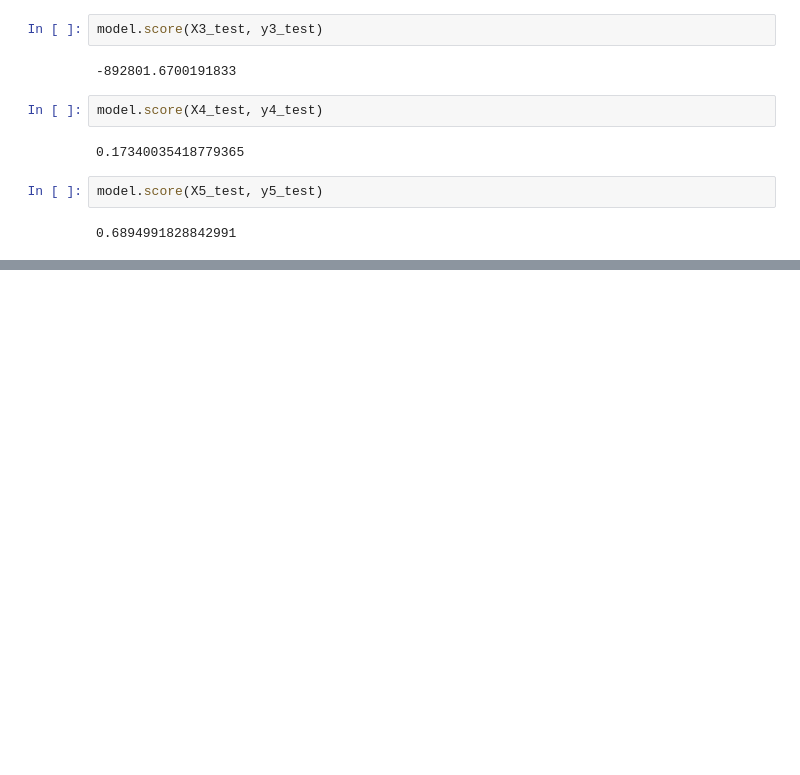
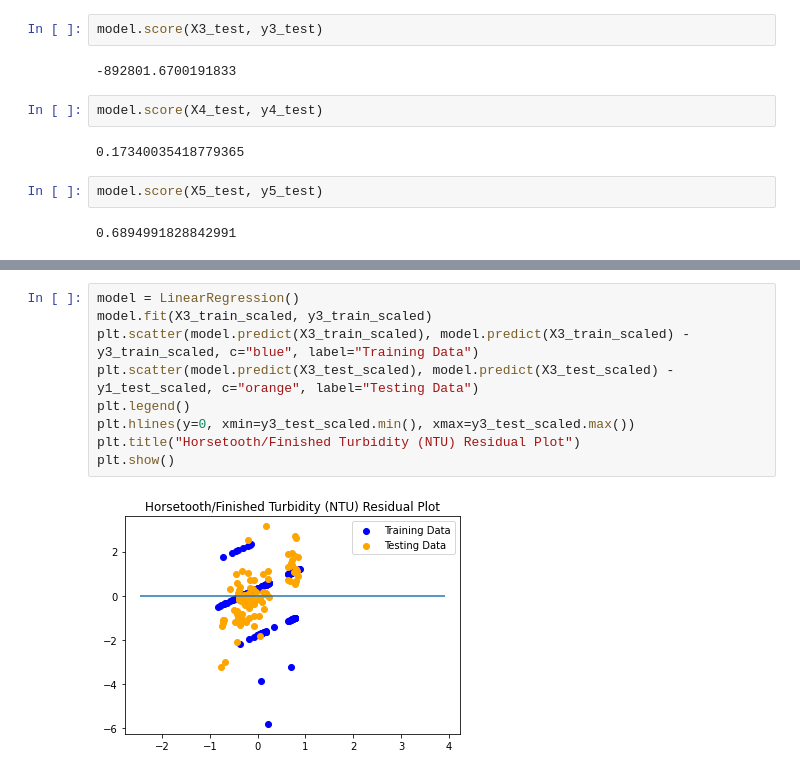
Before and after one commit to aidixon/Project-3, a Jupyter notebook: ML.ipynb, the cells around one changed output, grey strips where cells are left out. Drawn from its saved outputs; the diff is of its cells as text; blank space fills up the shorter version.

```diff
--- a/ML.ipynb
+++ b/ML.ipynb
@@ -200,0 +285,11 @@ model.score(X5_test, y5_test)
+# %%
+model = LinearRegression()
+model.fit(X3_train_scaled, y3_train_scaled)
+plt.scatter(model.predict(X3_train_scaled), model.predict(X3_train_scaled) - y3_train_scaled, c="blue", label="Training Data")
+plt.scatter(model.predict(X3_test_scaled), model.predict(X3_test_scaled) - y1_test_scaled, c="orange", label="Testing Data")
+plt.legend()
+plt.hlines(y=0, xmin=y3_test_scaled.min(), xmax=y3_test_scaled.max())
+plt.title("Horsetooth/Finished Turbidity (NTU) Residual Plot")
+plt.show()
+# %% [output]
+[figure, added]
```
Also changed, not shown: parts of 11 cells of this notebook.
